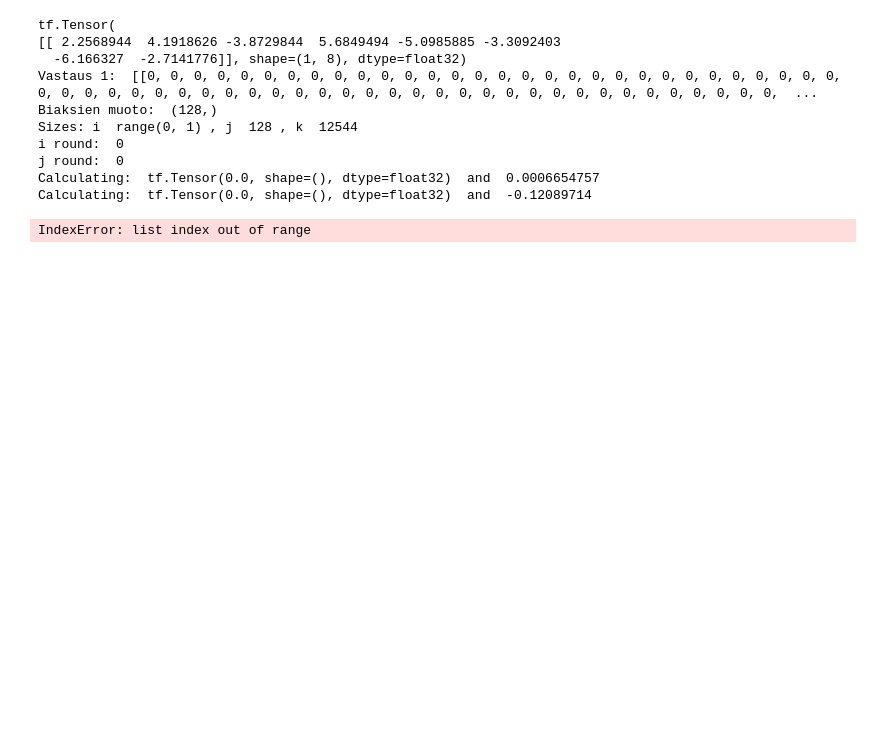
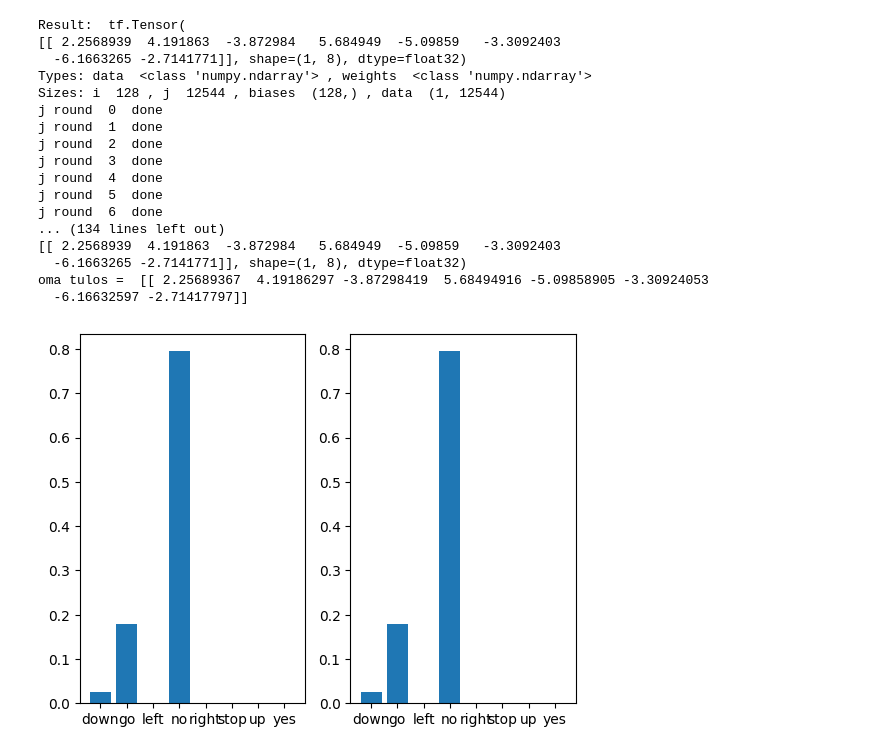
Before and after one commit to Nornalite/cnn_voice_recognition, a Jupyter notebook: Syksy2024_projektitehtava.ipynb, the cells around one changed output. Drawn from its saved outputs; the diff is of its cells as text; code cells hidden in the pictures; blank space fills up the shorter version.

Commit message:
Own matmul created, but very slow without Numpy. Perhaps a tensor issue?

```diff
--- a/Syksy2024_projektitehtava.ipynb
+++ b/Syksy2024_projektitehtava.ipynb
@@ -224,42 +234,49 @@ def dense2(data,weights,bias):
 # %%
 '''
 Homma kannattaisi aloittaa verkon loppupäästä
 
 '''
 
 (start, layer, end) = get_reference_layer("dense_51", model)
 weights1 = get_layer_weights("dense_51",model)
 weights2 = get_layer_weights("dense_52",model)
 
 result = model(x)
-print(result)
+print("Result: ", result)
 layer_result = result
 
-a0 = start(x)
+start_point = start(x)
 w1 = weights1[0]
 b1 = weights1[1]
 w2 = weights2[0]
 b2 = weights2[1]
-step1 = dense1(a0, w1, b1)
+step1 = dense1(start_point, w1, b1)
 layer_oma_result = dense2(step1, w2, b2)
 print("valmis tulos = ", layer_result)
 print("oma tulos = ", layer_oma_result)
 
 plt.figure(1)
 plt.subplot(1,2,1)
 plt.bar(x_labels, tf.nn.softmax(layer_result[0,:]))
 plt.subplot(1,2,2)
 plt.bar(x_labels, tf.nn.softmax(layer_oma_result[0,:]))
 plt.show()
 # %% [output]
-tf.Tensor(
-[[ 2.2568944  4.1918626 -3.8729844  5.6849494 -5.0985885 -3.3092403
-  -6.166327  -2.7141776]], shape=(1, 8), dtype=float32)
-Vastaus 1:  [[0, 0, 0, 0, 0, 0, 0, 0, 0, 0, 0, 0, 0, 0, 0, 0, 0, 0, 0, 0, 0, 0, 0, 0, 0, 0, 0, 0, 0, 0, 0, 0, 0, 0, 0, 0, 0, 0, 0, 0, 0, 0, 0, 0, 0, 0, 0, 0, 0, 0, 0, 0, 0, 0, 0, 0, 0, 0, 0, 0, 0, 0,  ...
-Biaksien muoto:  (128,)
-Sizes: i  range(0, 1) , j  128 , k  12544
-i round:  0
-j round:  0
-Calculating:  tf.Tensor(0.0, shape=(), dtype=float32)  and  0.0006654757
-Calculating:  tf.Tensor(0.0, shape=(), dtype=float32)  and  -0.12089714
+Result:  tf.Tensor(
+[[ 2.2568939  4.191863  -3.872984   5.684949  -5.09859   -3.3092403
+  -6.1663265 -2.7141771]], shape=(1, 8), dtype=float32)
+Types: data  <class 'numpy.ndarray'> , weights  <class 'numpy.ndarray'>
+Sizes: i  128 , j  12544 , biases  (128,) , data  (1, 12544)
+j round  0  done
+j round  1  done
+j round  2  done
+j round  3  done
+j round  4  done
+j round  5  done
+j round  6  done
+... (134 lines left out)
+[[ 2.2568939  4.191863  -3.872984   5.684949  -5.09859   -3.3092403
+  -6.1663265 -2.7141771]], shape=(1, 8), dtype=float32)
+oma tulos =  [[ 2.25689367  4.19186297 -3.87298419  5.68494916 -5.09858905 -3.30924053
+  -6.16632597 -2.71417797]]
-IndexError: list index out of range
+[figure, added]
```
Also changed, not shown: parts of 6 cells of this notebook.
